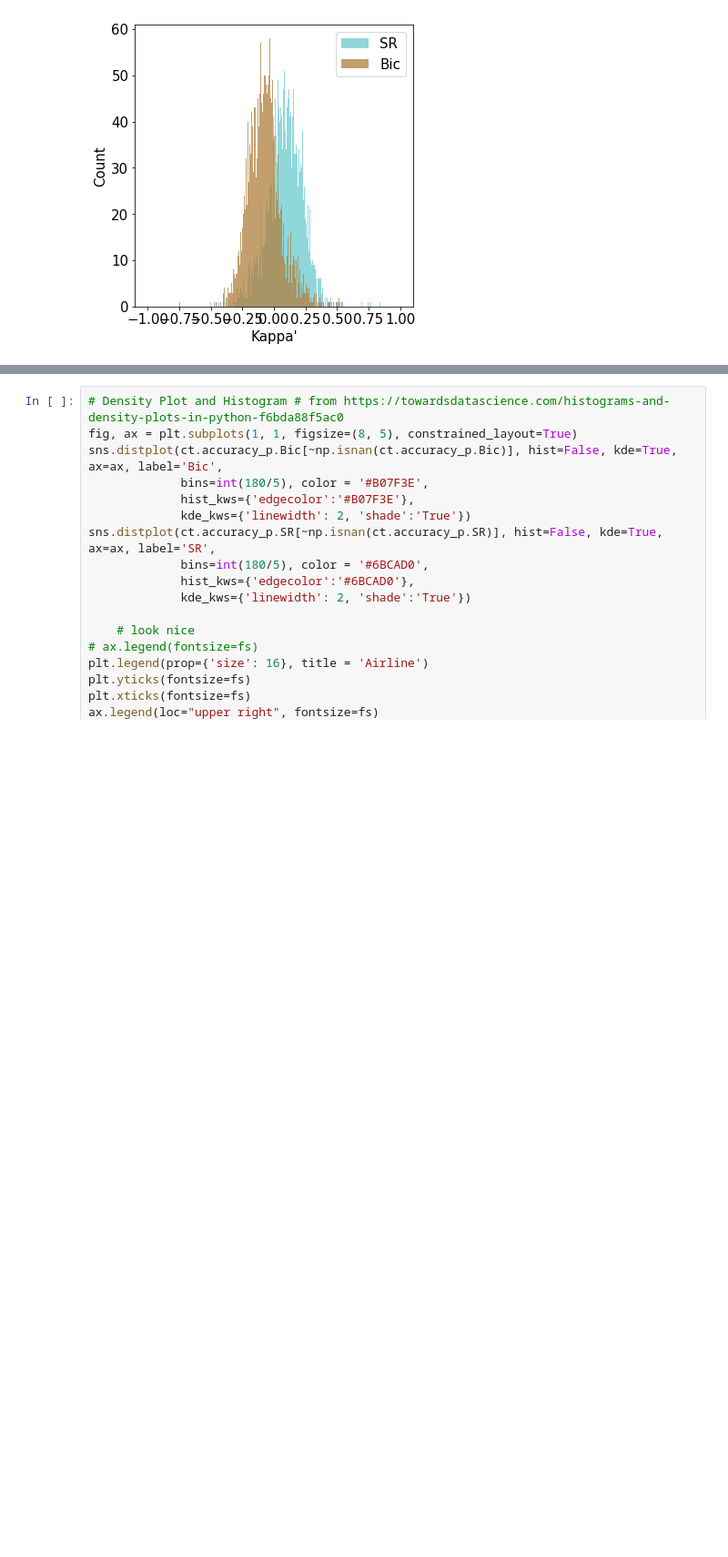
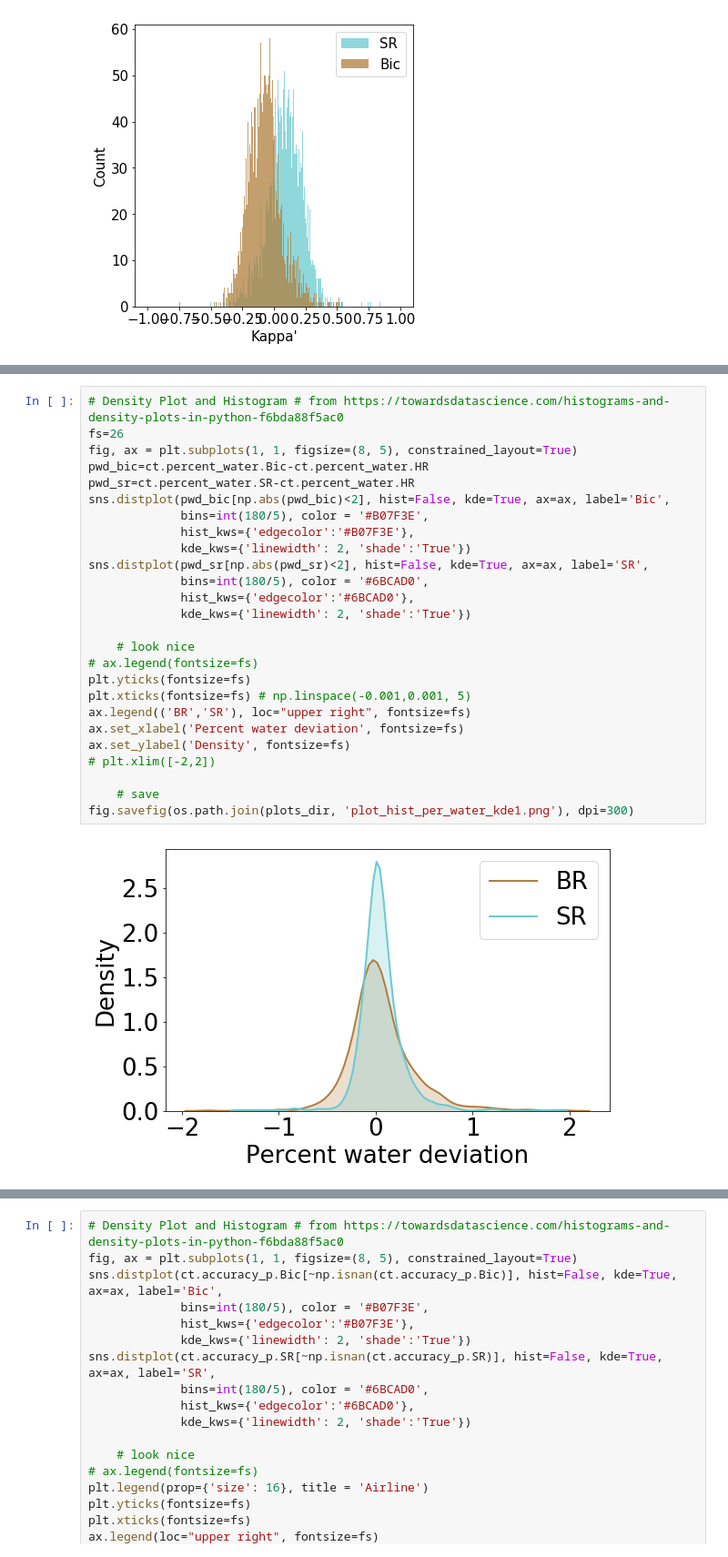
Before and after one commit to elezine/pixel-smasher, a Jupyter notebook: old_BasicSR/codes/notebooks/analysis_plots_v2.ipynb, the cells around one changed output, grey strips where cells are left out. Shown: that part at 91% size. Cells and saved outputs as stored; diff of their text form; blank space fills up the shorter version.

```diff
--- a/old_BasicSR/codes/notebooks/analysis_plots_v2.ipynb
+++ b/old_BasicSR/codes/notebooks/analysis_plots_v2.ipynb
@@ -156,0 +157,28 @@ fig.savefig(os.path.join(plots_dir, 'plot_hist_kappa_p_kde1.png'), dpi=300)
+# %%
+# Density Plot and Histogram # from https://towardsdatascience.com/histograms-and-density-plots-in-python-f6bda88f5ac0
+fs=26
+fig, ax = plt.subplots(1, 1, figsize=(8, 5), constrained_layout=True)
+pwd_bic=ct.percent_water.Bic-ct.percent_water.HR
+pwd_sr=ct.percent_water.SR-ct.percent_water.HR
+sns.distplot(pwd_bic[np.abs(pwd_bic)<2], hist=False, kde=True, ax=ax, label='Bic',
+             bins=int(180/5), color = '#B07F3E',
+             hist_kws={'edgecolor':'#B07F3E'},
+             kde_kws={'linewidth': 2, 'shade':'True'})
+sns.distplot(pwd_sr[np.abs(pwd_sr)<2], hist=False, kde=True, ax=ax, label='SR',
+             bins=int(180/5), color = '#6BCAD0',
+             hist_kws={'edgecolor':'#6BCAD0'},
+             kde_kws={'linewidth': 2, 'shade':'True'})
+
+    # look nice
+# ax.legend(fontsize=fs)
+plt.yticks(fontsize=fs)
+plt.xticks(fontsize=fs) # np.linspace(-0.001,0.001, 5)
+ax.legend(('BR','SR'), loc="upper right", fontsize=fs)
+ax.set_xlabel('Percent water deviation', fontsize=fs)
+ax.set_ylabel('Density', fontsize=fs)
+# plt.xlim([-2,2])
+
+    # save
+fig.savefig(os.path.join(plots_dir, 'plot_hist_per_water_kde1.png'), dpi=300)
+# %% [output]
+[figure, added]
```
Also changed, not shown: parts of 4 cells of this notebook, 2 other files.
